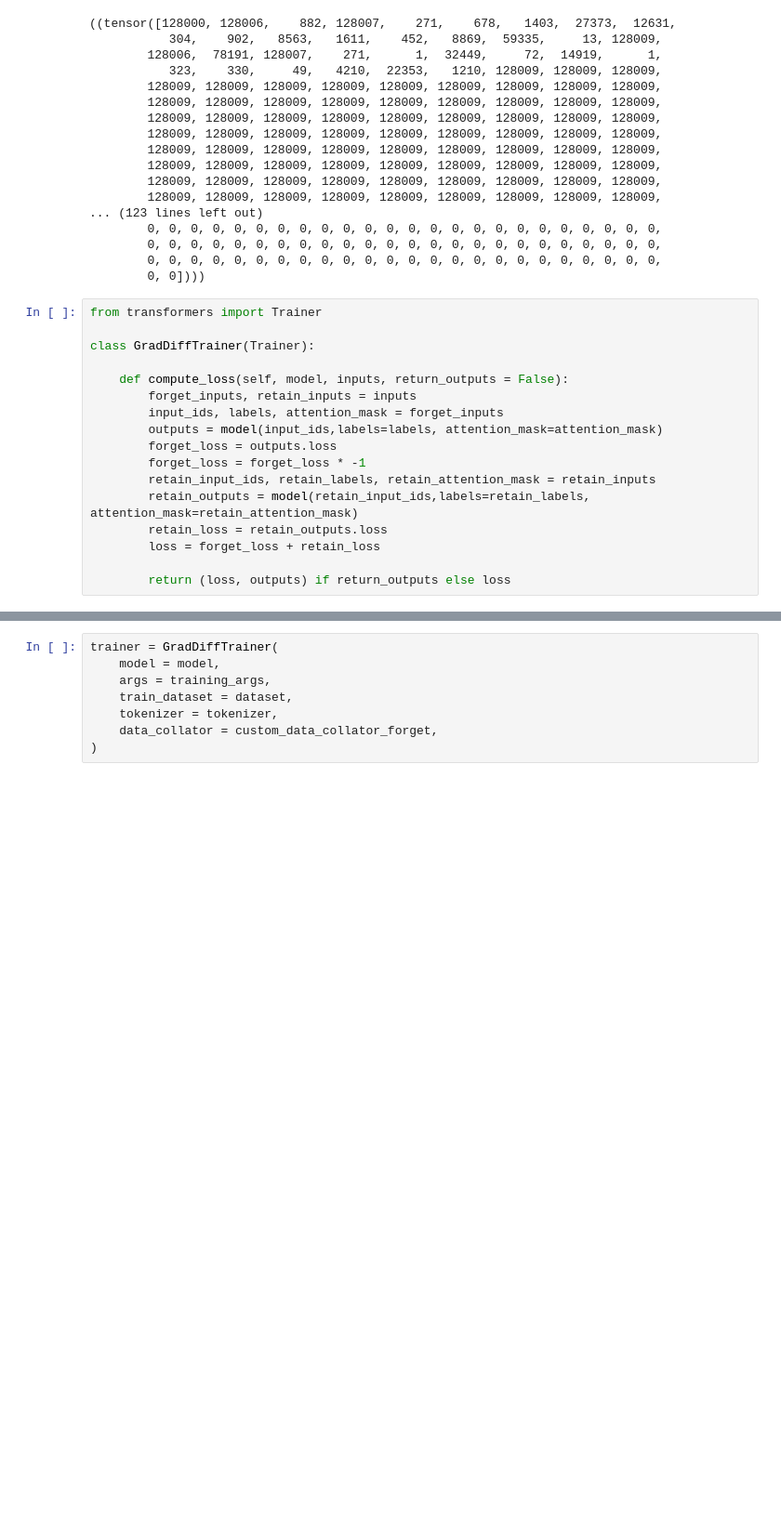
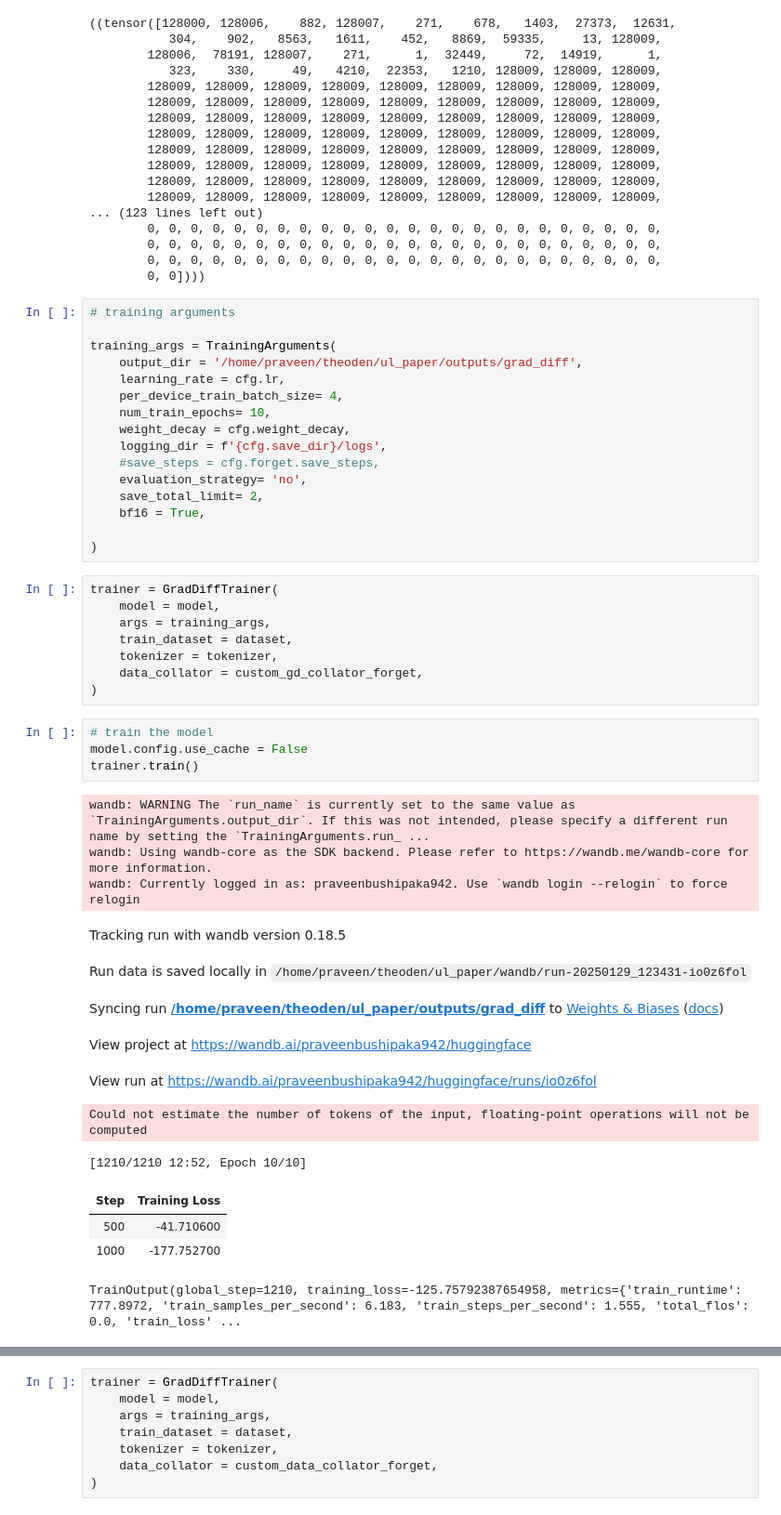
Before and after one commit to praveensonu/unlearning, a Jupyter notebook: gradient_diff.ipynb, the cells around one changed output, grey strips where cells are left out. Shown: that part at 93% size. Cells and saved outputs as stored; diff of their text form; blank space fills up the shorter version.

Commit message:
added updated grad_diff, config, and run
updated data collator name in grad diff files. changed configs and added run file

```diff
--- a/gradient_diff.ipynb
+++ b/gradient_diff.ipynb
@@ -200,20 +71,46 @@ print(sample)
         0, 0, 0, 0, 0, 0, 0, 0, 0, 0, 0, 0, 0, 0, 0, 0, 0, 0, 0, 0, 0, 0, 0, 0,
         0, 0, 0, 0, 0, 0, 0, 0, 0, 0, 0, 0, 0, 0, 0, 0, 0, 0, 0, 0, 0, 0, 0, 0,
         0, 0])))
-# %%
-from transformers import Trainer
-
-class GradDiffTrainer(Trainer):
-
-    def compute_loss(self, model, inputs, return_outputs = False):
-        forget_inputs, retain_inputs = inputs
-        input_ids, labels, attention_mask = forget_inputs
-        outputs = model(input_ids,labels=labels, attention_mask=attention_mask)
-        forget_loss = outputs.loss
-        forget_loss = forget_loss * -1
-        retain_input_ids, retain_labels, retain_attention_mask = retain_inputs
-        retain_outputs = model(retain_input_ids,labels=retain_labels, attention_mask=retain_attention_mask)
-        retain_loss = retain_outputs.loss
-        loss = forget_loss + retain_loss
-
-        return (loss, outputs) if return_outputs else loss
+# %%
+# training arguments
+
+training_args = TrainingArguments(
+    output_dir = '/home/praveen/theoden/ul_paper/outputs/grad_diff',
+    learning_rate = cfg.lr,
+    per_device_train_batch_size= 4,
+    num_train_epochs= 10,
+    weight_decay = cfg.weight_decay,
+    logging_dir = f'{cfg.save_dir}/logs',
+    #save_steps = cfg.forget.save_steps,
+    evaluation_strategy= 'no',
+    save_total_limit= 2,
+    bf16 = True,
+
+)
+# %%
+trainer = GradDiffTrainer(
+    model = model,
+    args = training_args,
+    train_dataset = dataset,
+    tokenizer = tokenizer,
+    data_collator = custom_gd_collator_forget,
+)
+# %%
+# train the model
+model.config.use_cache = False
+trainer.train()
+# %% [output]
+wandb: WARNING The `run_name` is currently set to the same value as `TrainingArguments.output_dir`. If this was not intended, please specify a different run name by setting the `TrainingArguments.run_ ...
+wandb: Using wandb-core as the SDK backend. Please refer to https://wandb.me/wandb-core for more information.
+wandb: Currently logged in as: praveenbushipaka942. Use `wandb login --relogin` to force relogin
+Tracking run with wandb version 0.18.5
+Run data is saved locally in /home/praveen/theoden/ul_paper/wandb/run-20250129_123431-io0z6fol
+Syncing run /home/praveen/theoden/ul_paper/outputs/grad_diff to Weights & Biases (docs)
+View project at https://wandb.ai/praveenbushipaka942/huggingface
+View run at https://wandb.ai/praveenbushipaka942/huggingface/runs/io0z6fol
+Could not estimate the number of tokens of the input, floating-point operations will not be computed
+[1210/1210 12:52, Epoch 10/10]
+| Step | Training Loss |
+| 500 | -41.710600 |
+| 1000 | -177.752700 |
+TrainOutput(global_step=1210, training_loss=-125.75792387654958, metrics={'train_runtime': 777.8972, 'train_samples_per_second': 6.183, 'train_steps_per_second': 1.555, 'total_flos': 0.0, 'train_loss' ...
```
Also changed, not shown: parts of 32 cells of this notebook, 3 other files.
